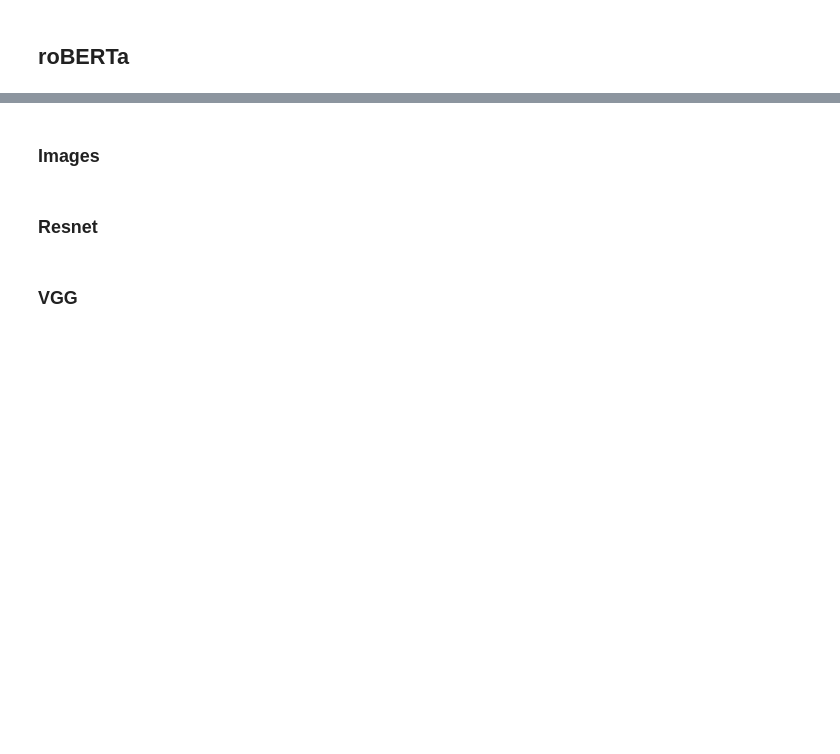
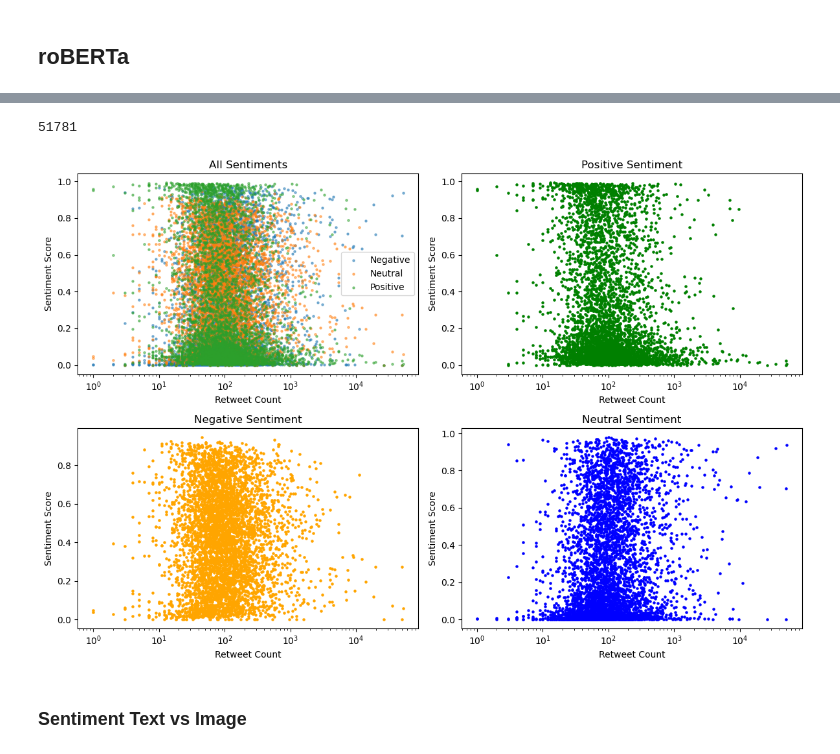
Before and after one commit to mkleinma/Team_Project_ComputerVision, a Jupyter notebook: assessment/sentiment-analysis/sentiment_analysis.ipynb, the cells around one changed output, grey strips where cells are left out. Saved outputs shown, nothing was run; the diff lists cells and outputs as text; code cells hidden in the pictures; blank space fills up the shorter version.

```diff
--- a/assessment/sentiment-analysis/sentiment_analysis.ipynb
+++ b/assessment/sentiment-analysis/sentiment_analysis.ipynb
@@ -238,4 +171 @@ Tweet too long
-# %%
-# Rename the categories "Negative", "Neutral", "Positive" to lower case column names
-df_sent = df_sent.rename(columns={"Negative": "negative", "Neutral": "neutral", "Positive": "positive"})
 # %%
@@ -277,6 +203,0 @@ Name: text, Length: 410, dtype: string
-# %% [markdown]
-### Images
-# %% [markdown]
-### Resnet
-# %% [markdown]
-### VGG
@@ -282,0 +207,44 @@ Name: text, Length: 410, dtype: string
+# %%
+# relationship between retweet count and sentiment
+print(df_sent['retweet_count'].astype(int).max())
+
+plt.figure(figsize=(12, 8))
+
+plt.subplot(2, 2, 1)
+plt.scatter(df_sent['retweet_count'].astype(int), df_sent['negative'], label='Negative', s=5, alpha=0.5)
+plt.scatter(df_sent['retweet_count'].astype(int), df_sent['neutral'], label='Neutral', s=5, alpha=0.5)
+plt.scatter(df_sent['retweet_count'].astype(int), df_sent['positive'], label='Positive', s=5, alpha=0.5)
+plt.xscale('log')
+plt.xlabel('Retweet Count')
+plt.ylabel('Sentiment Score')
+plt.legend()
+plt.title('All Sentiments')
+
+plt.subplot(2, 2, 2)
+plt.scatter(df_sent['retweet_count'].astype(int), df_sent['positive'], label='Positive', s=5, c='green')
+plt.xscale('log')
+plt.xlabel('Retweet Count')
+plt.ylabel('Sentiment Score')
+plt.title('Positive Sentiment')
+
+plt.subplot(2, 2, 3)
+plt.scatter(df_sent['retweet_count'].astype(int), df_sent['neutral'], label='Neutral', s=5, c='orange')
+plt.xscale('log')
+plt.xlabel('Retweet Count')
+plt.ylabel('Sentiment Score')
+plt.title('Negative Sentiment')
+
+plt.subplot(2, 2, 4)
+plt.scatter(df_sent['retweet_count'].astype(int), df_sent['negative'], label='Negative', s=5, c='blue')
+plt.xscale('log')
+plt.xlabel('Retweet Count')
+plt.ylabel('Sentiment Score')
+plt.title('Neutral Sentiment')
+
+plt.tight_layout()
+plt.show()
+# %% [output]
+51781
+[figure, added]
+# %% [markdown]
+### Sentiment Text vs Image
```
Also changed, not shown: parts of 23 cells of this notebook, 1 other file.
